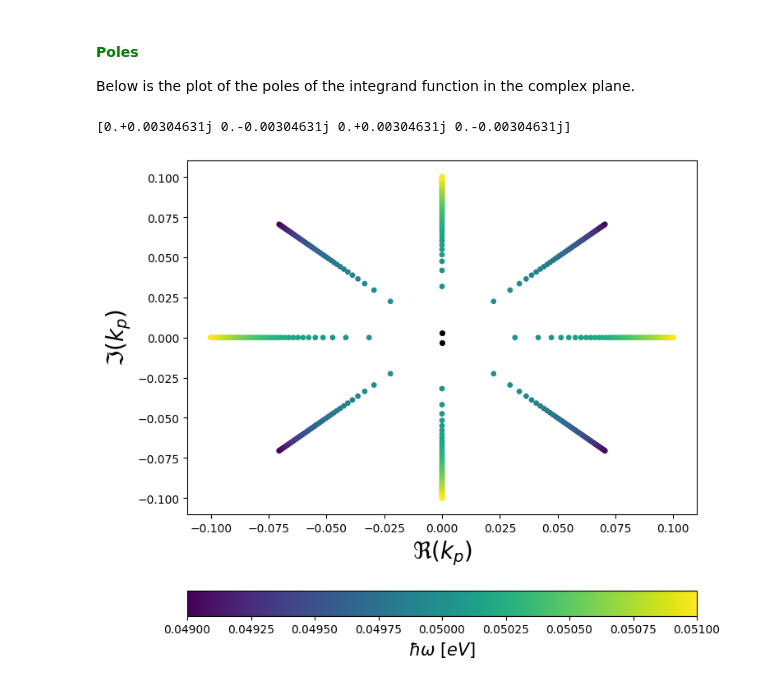
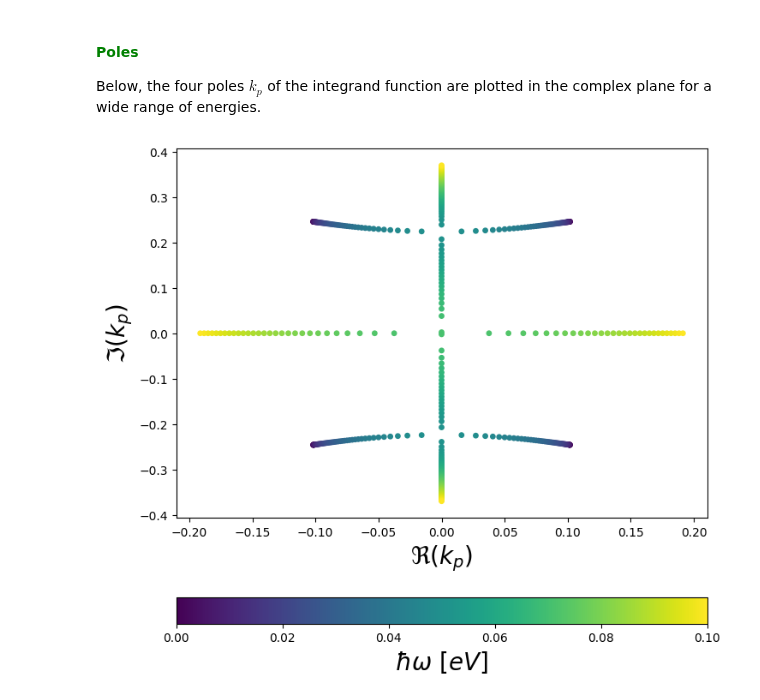
Before and after one commit to danidimic/MTI_SC_Gorkov, a Jupyter notebook: GSC.ipynb, the cells around one changed output. Drawn from its saved outputs; the diff is of its cells as text; code cells hidden in the pictures.

```diff
--- a/GSC.ipynb
+++ b/GSC.ipynb
@@ -98,39 +134,32 @@ def poles(kx, ky, omega, Delta, t = 1., hbar = 1.):
 # %% [markdown]
 #### <font color='green'> **Poles** </font>
-Below is the plot of the poles of the integrand function in the complex plane.
+Below, the four poles $k_p$ of the integrand function are plotted in the complex plane for a wide range of energies.
 # %%
 import matplotlib.pyplot as plt
 from matplotlib.pyplot import cm
 
 # parameters
-kx = 0.0012; ky = 0.0028; Delta = 0.05
+kx = 0.1; ky = 0.2; Delta = 0.05; e0 = kx**2+ky**2; #print( np.sqrt(e0**2+Delta**2) )
 # energies
-Nene = 100; omega = np.linspace(0.049, 0.051, Nene)
+Nene = 100; omega = np.linspace(0., 0.1, Nene)
 # compute poles
 kp = np.array([poles(kx, ky, w, Delta) for w in omega])
-
 
 # figure
 fig, ax = plt.subplots(1,1, figsize=(8,8))
 
 # loop over poles
 for ipole in range(4):
     # plot ploes on complex plane
     plt.scatter(kp[:,ipole].real, kp[:,ipole].imag, c=omega, cmap='viridis', s=15);
 
 # colorbar
 cbar = plt.colorbar(location='bottom')
-cbar.set_label('$\hbar \omega$ $[eV]$', fontsize = 15)
-
-# compute ploes at the energy gap
-kpgap = poles(kx, ky, Delta, Delta); print(kpgap)
-# plot ploes at the energy gap
-plt.scatter(kpgap.real, kpgap.imag, c='black', s=15);
+cbar.set_label('$\hbar \omega$ $[eV]$', fontsize = 20)
 
 # labels
 ax.set_xlabel('$\Re (k_p)$', fontsize = 20)
 ax.set_ylabel('$\Im (k_p)$', fontsize = 20);
 #ax.tick_params(axis='both', which='major', labelsize=16);
 # %% [output]
-[0.+0.00304631j 0.-0.00304631j 0.+0.00304631j 0.-0.00304631j]
-[figure, old version]
+[figure, new version]
```
Also changed, not shown: parts of 2 cells of this notebook, 1 other file.
